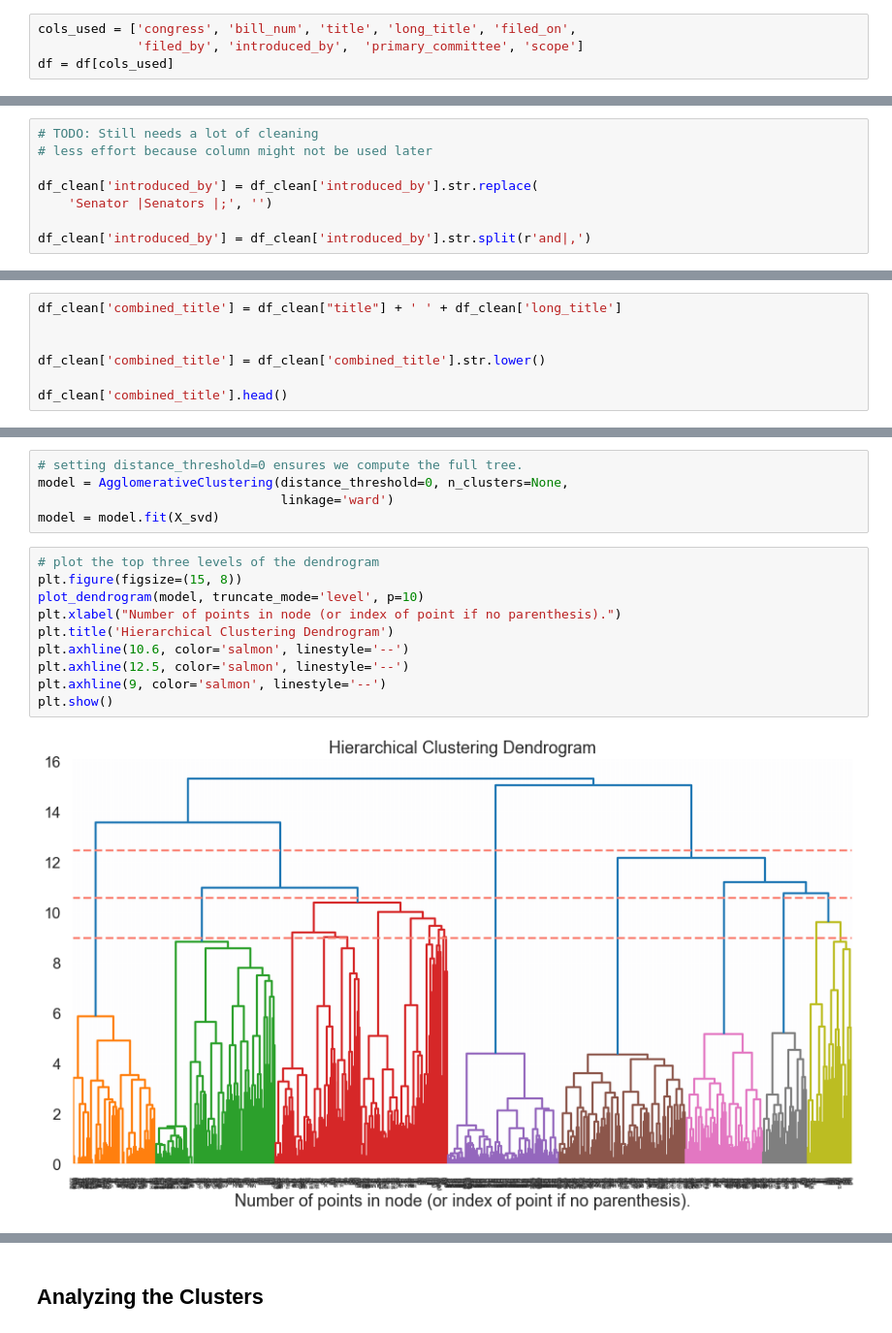
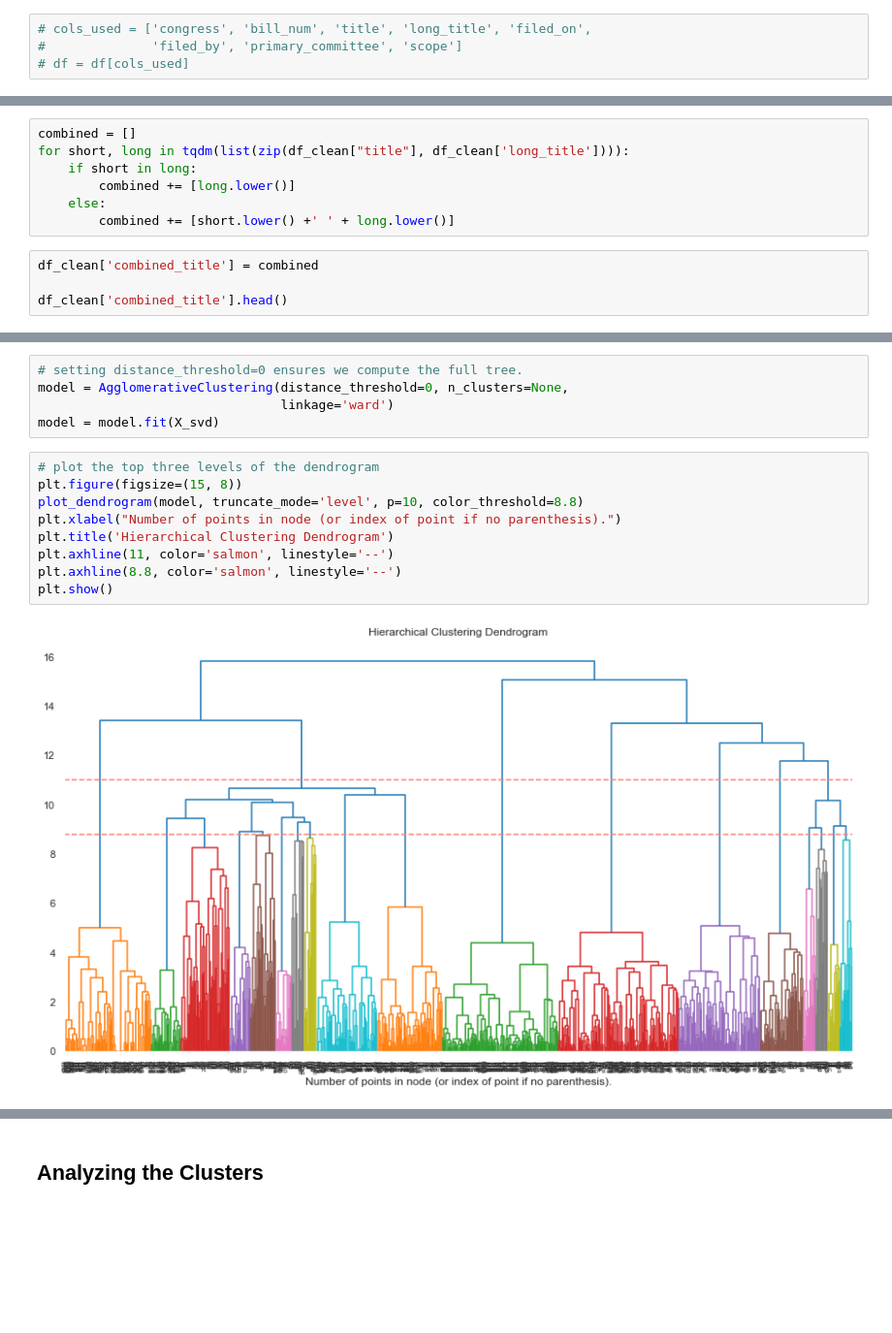
Before and after one commit to May-nerd/dmw-ml-final-project, a Jupyter notebook: data_cleaning/data_building_and_cleaning_with_vectorization.ipynb, the cells around one changed output, grey strips where cells are left out. Shown at 97% size. Saved outputs shown, nothing was run; the diff lists cells and outputs as text; blank space fills up the shorter version.

```diff
--- a/data_cleaning/data_building_and_cleaning_with_vectorization.ipynb
+++ b/data_cleaning/data_building_and_cleaning_with_vectorization.ipynb
@@ -138,9 +109,9 @@ len(df)
 # %%
 df = pd.read_pickle('bills.pkl')
 # %%
-cols_used = ['congress', 'bill_num', 'title', 'long_title', 'filed_on',
-             'filed_by', 'introduced_by',  'primary_committee', 'scope']
-df = df[cols_used]
+# cols_used = ['congress', 'bill_num', 'title', 'long_title', 'filed_on',
+#              'filed_by', 'primary_committee', 'scope']
+# df = df[cols_used]
 # %%
 df.head()
 # %% [output]
@@ -175,11 +144,3 @@ Name: filed_by, dtype: object
-# %%
-# TODO: Still needs a lot of cleaning
-# less effort because column might not be used later
-
-df_clean['introduced_by'] = df_clean['introduced_by'].str.replace(
-    'Senator |Senators |;', '')
-
-df_clean['introduced_by'] = df_clean['introduced_by'].str.split(r'and|,')
 # %% [markdown]
 #### primary_committee
 # %%
@@ -287,11 +248,15 @@ Name: primary_committee, dtype: int64
 ### Text Features
 # %% [markdown]
 #### Combine title and long title
+# %%
+combined = []
+for short, long in tqdm(list(zip(df_clean["title"], df_clean['long_title']))):
+    if short in long:
+        combined += [long.lower()]
+    else:
+        combined += [short.lower() +' ' + long.lower()]
 # %%
-df_clean['combined_title'] = df_clean["title"] + ' ' + df_clean['long_title']
-
-
-df_clean['combined_title'] = df_clean['combined_title'].str.lower()
+df_clean['combined_title'] = combined
 
 df_clean['combined_title'].head()
 # %% [output]
@@ -525,13 +490,12 @@ model = model.fit(X_svd)
 # %%
 # plot the top three levels of the dendrogram
 plt.figure(figsize=(15, 8))
-plot_dendrogram(model, truncate_mode='level', p=10)
+plot_dendrogram(model, truncate_mode='level', p=10, color_threshold=8.8)
 plt.xlabel("Number of points in node (or index of point if no parenthesis).")
 plt.title('Hierarchical Clustering Dendrogram')
-plt.axhline(10.6, color='salmon', linestyle='--')
-plt.axhline(12.5, color='salmon', linestyle='--')
-plt.axhline(9, color='salmon', linestyle='--')
+plt.axhline(11, color='salmon', linestyle='--')
+plt.axhline(8.8, color='salmon', linestyle='--')
 plt.show()
 # %% [output]
-[figure, old version]
+[figure, new version]
 # %%
```
Also changed, not shown: parts of 32 cells of this notebook, 3 other files.
